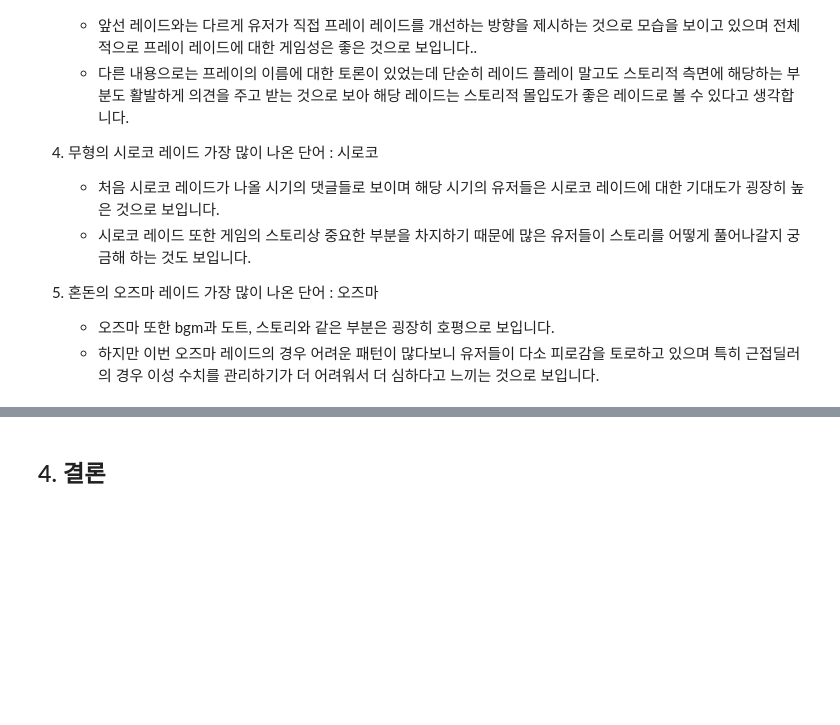
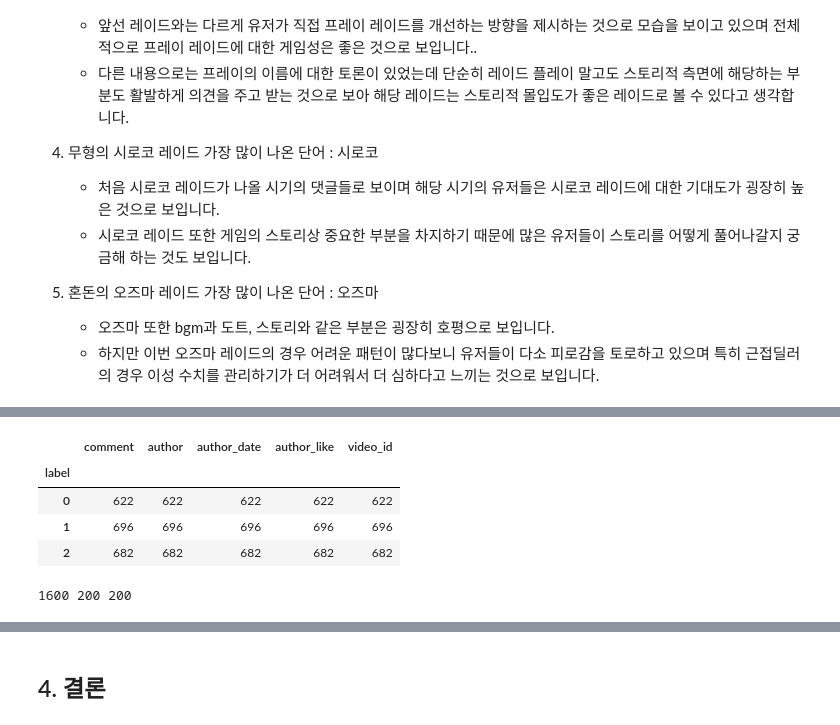
Before and after one commit to sda96/DNF_Analysis, a Jupyter notebook: notebook/DF_youtube_comment/던파TV_컨텐츠분석.ipynb, the cells around one changed output, grey strips where cells are left out. Saved outputs shown, nothing was run; the diff lists cells and outputs as text; code cells hidden in the pictures; blank space fills up the shorter version.

```diff
--- a/notebook/던파TV_컨텐츠분석.ipynb
+++ b/notebook/DF_youtube_comment/던파TV_컨텐츠분석.ipynb
@@ -586,0 +635,11 @@ for i in words_dict:
+# %%
+import pandas as pd
+
+df = pd.read_excel("../data/train_val_labled.xlsx", index_col = [0])
+df.groupby("label").count()
+# %% [output]
+|  | comment | author | author_date | author_like | video_id |
+| label |  |  |  |  |  |
+| 0 | 622 | 622 | 622 | 622 | 622 |
+| 1 | 696 | 696 | 696 | 696 | 696 |
+| 2 | 682 | 682 | 682 | 682 | 682 |
@@ -586,0 +680,7 @@ for i in words_dict:
+# %%
+np.random.seed(112)
+df_train, df_val, df_test = np.split(df.sample(frac=1, random_state=42),
+                                     [int(.8*len(df)), int(.9*len(df))])
+print(len(df_train),len(df_val), len(df_test))
+# %% [output]
+1600 200 200
```
Also changed, not shown: parts of 15 cells of this notebook, 6 other files.
